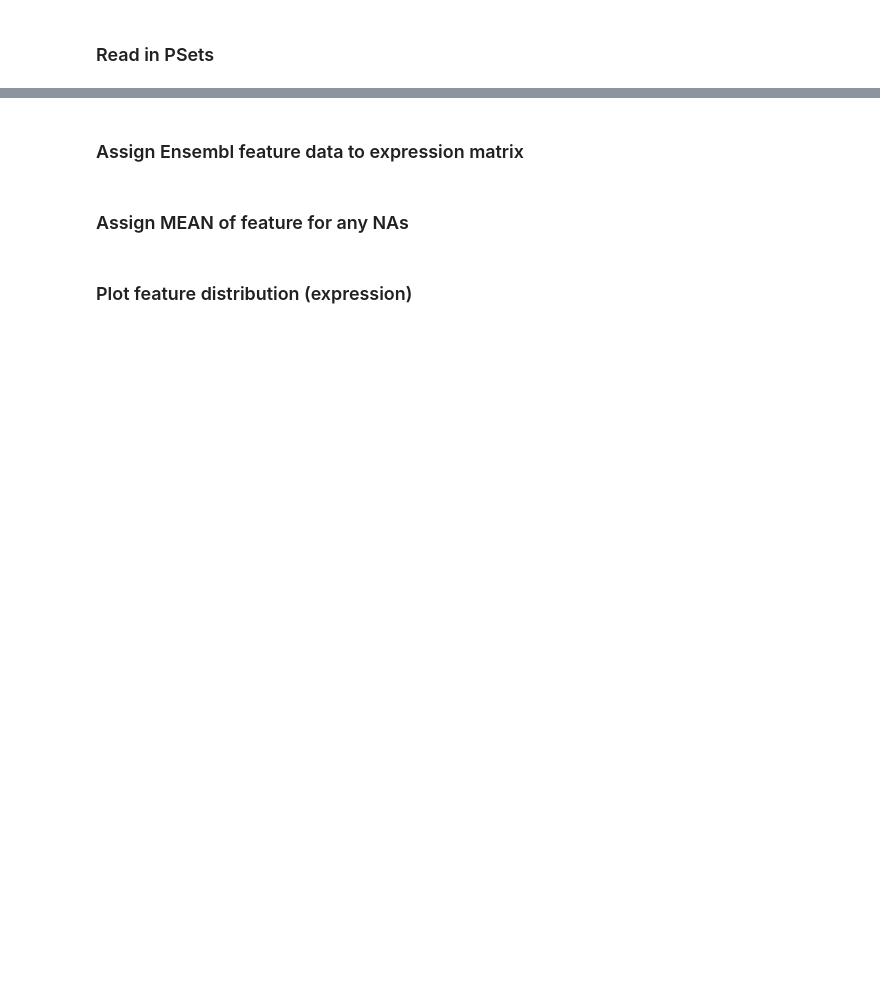
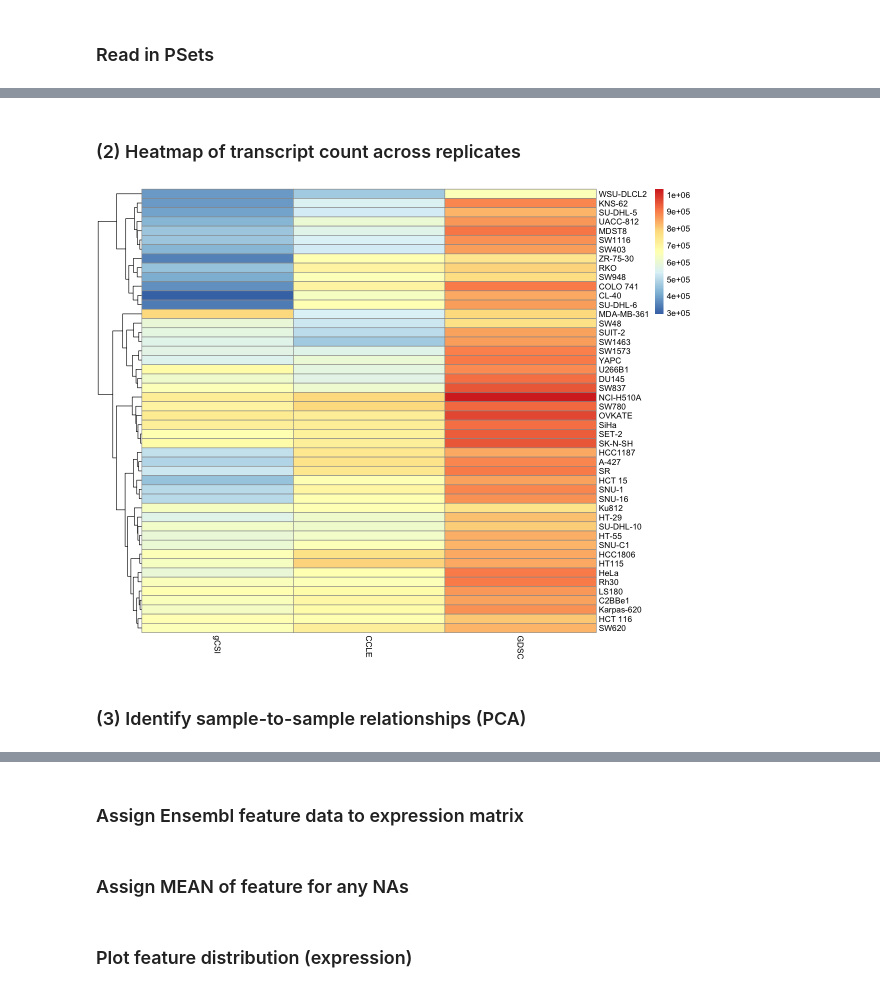
Before and after one commit to anthfm/TranscriptML, a Jupyter notebook: transcript_ML.R.ipynb, the cells around one changed output, grey strips where cells are left out. Cells and saved outputs as stored; diff of their text form; code cells hidden in the pictures; blank space fills up the shorter version.

```diff
--- a/transcript_ML.R.ipynb
+++ b/transcript_ML.R.ipynb
@@ -16,0 +63,19 @@ gCSI <- readRDS("gCSI.rds")
+# %% [markdown]
+### (2) Heatmap of transcript count across replicates
+# %%
+transcript_combined <- data.frame("gcsi"=as.numeric(colSums(gCSI_rna@assays@data$exprs)),
+                            "ccle"=as.numeric(colSums(CCLE_rna@assays@data$exprs)),
+                            "gdsc"=as.numeric(colSums(GDSC_rna@assays@data$exprs))
+                            )
+
+rownames(transcript_combined) <- intersected_rnacells
+colnames(transcript_combined) <- c("gCSI","CCLE","GDSC")
+transcript_combined <- as.matrix(transcript_combined)
+
+options(repr.plot.width=10, repr.plot.height=8)
+pheatmap(transcript_combined, cluster_rows=TRUE, show_rownames=TRUE,
+         cluster_cols=FALSE)
+# %% [output]
+[figure, added]
+# %% [markdown]
+### (3) Identify sample-to-sample relationships (PCA)
```
Also changed, not shown: parts of 35 cells of this notebook.
